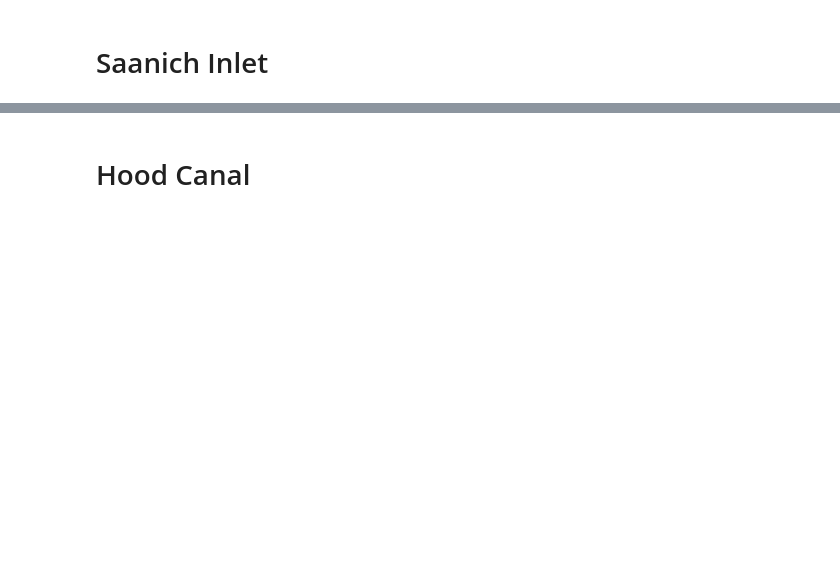
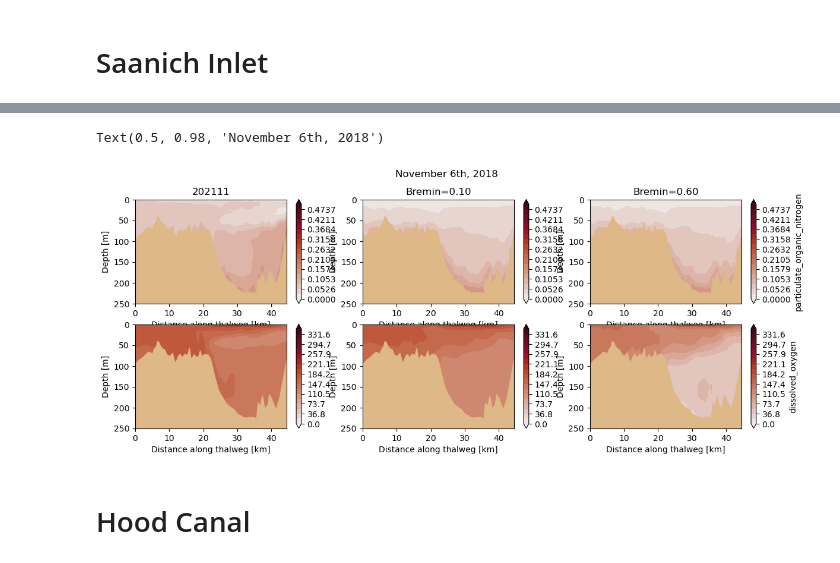
Before and after one commit to SalishSeaCast/analysis-abdoul, a Jupyter notebook: notebooks/salishsea_oxy/Oxygen-PON_analysis_thalweg_SoG-SI-HC.ipynb, the cells around one changed output, grey strips where cells are left out. Drawn from its saved outputs; the diff is of its cells as text; code cells hidden in the pictures; blank space fills up the shorter version.

```diff
--- a/notebooks/salishsea_oxy/Oxygen-PON_analysis_thalweg_SoG-SI-HC.ipynb
+++ b/notebooks/salishsea_oxy/Oxygen-PON_analysis_thalweg_SoG-SI-HC.ipynb
@@ -597,2 +204,24 @@ fig.tight_layout();
+# %%
+fig, ax = plt.subplots(2, 3, figsize = (14, 5))
+old0=vis.contour_thalweg(ax[0,0],df_biolTlr0.variables[modvar1][tt,...],bathy,mesh,clevels=level_pon,cmap=cm.amp,thalweg_file=thalweg_SI,cbar_args={'label':''})
+new1=vis.contour_thalweg(ax[0,1],df_biolTlr1.variables[modvar1][tt,...],bathy,mesh,clevels=level_pon,cmap=cm.amp,thalweg_file=thalweg_SI,cbar_args={'label':''})
+new2=vis.contour_thalweg(ax[0,2],df_biolTlr2.variables[modvar1][tt,...],bathy,mesh,clevels=level_pon,cmap=cm.amp,thalweg_file=thalweg_SI,cbar_args={'label':modvar1})
+old0=vis.contour_thalweg(ax[1,0],df_chemTlr0.variables[modvar2][tt,...],bathy,mesh,clevels=level_oxy,cmap=cm.amp,thalweg_file=thalweg_SI,cbar_args={'label':''})
+new1=vis.contour_thalweg(ax[1,1],df_chemTlr1.variables[modvar2][tt,...],bathy,mesh,clevels=level_oxy,cmap=cm.amp,thalweg_file=thalweg_SI,cbar_args={'label':''})
+new2=vis.contour_thalweg(ax[1,2],df_chemTlr2.variables[modvar2][tt,...],bathy,mesh,clevels=level_oxy,cmap=cm.amp,thalweg_file=thalweg_SI,cbar_args={'label':modvar2})
+
+ax[0,0].set_ylim([250, 0])
+ax[0,1].set_ylim([250, 0])
+ax[0,2].set_ylim([250, 0])
+ax[1,0].set_ylim([250, 0])
+ax[1,1].set_ylim([250, 0])
+ax[1,2].set_ylim([250, 0])
+ax[0,0].set_title('202111')
+ax[0,1].set_title('Bremin=0.10')
+ax[0,2].set_title('Bremin=0.60')
+fig.suptitle('November 6th, 2018')
+# %% [output]
+Text(0.5, 0.98, 'November 6th, 2018')
+[figure, added]
 # %% [markdown]
 # Hood Canal
```
Also changed, not shown: parts of 6 cells of this notebook.
